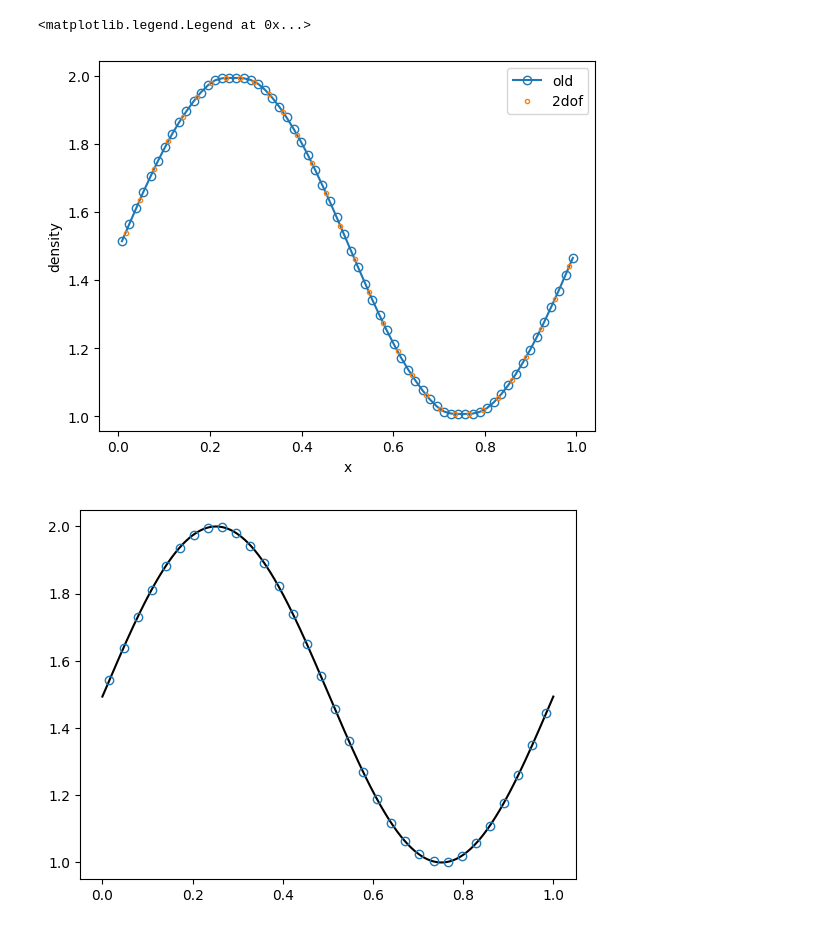
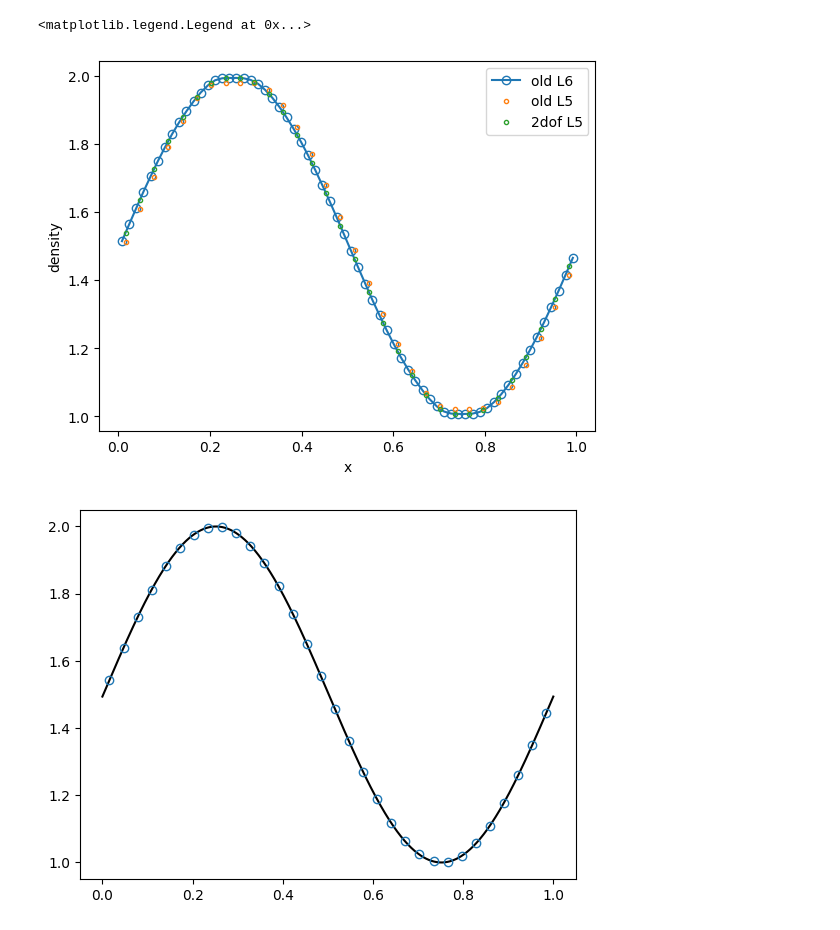
Before and after one commit to jpalafou/ramses2, a Jupyter notebook: notebooks/compare_1d_outputs.ipynb, the cells around one changed output. Cells and saved outputs as stored; diff of their text form; code cells hidden in the pictures.

```diff
--- a/notebooks/compare_1d_outputs.ipynb
+++ b/notebooks/compare_1d_outputs.ipynb
@@ -14,20 +14,22 @@ def plot(ax, data, **kwargs):
 out0 = read_last_output("../out/sinus1d_level6_old.out")
 out1 = read_last_output("../out/sinus1d_level6_1dof.out")
 out2 = read_last_output("../out/sinus1d_level5_2dof.out")
+out3 = read_last_output("../out/sinus1d_level5_old.out")
 # %%
 assert np.array_equal(out0, out1)
 # %%
 fig, ax = plt.subplots()
 
-plot(ax, out0, label="old", marker='o', mfc="none")
-plot(ax, out2, label="2dof", marker='.', mfc="none", linestyle='none')
+plot(ax, out0, label="old L6", marker='o', mfc="none")
+plot(ax, out3, label="old L5", marker='.', mfc="none", linestyle='none')
+plot(ax, out2, label="2dof L5", marker='.', mfc="none", linestyle='none')
 
 ax.set_xlabel("x")
 ax.set_ylabel("density")
 ax.legend()
 # %% [output]
 <matplotlib.legend.Legend at 0x...>
-[figure, old version]
+[figure, new version]
 # %%
 def read_last_time(path):
     """
```
Also changed, not shown: parts of 2 cells of this notebook.
